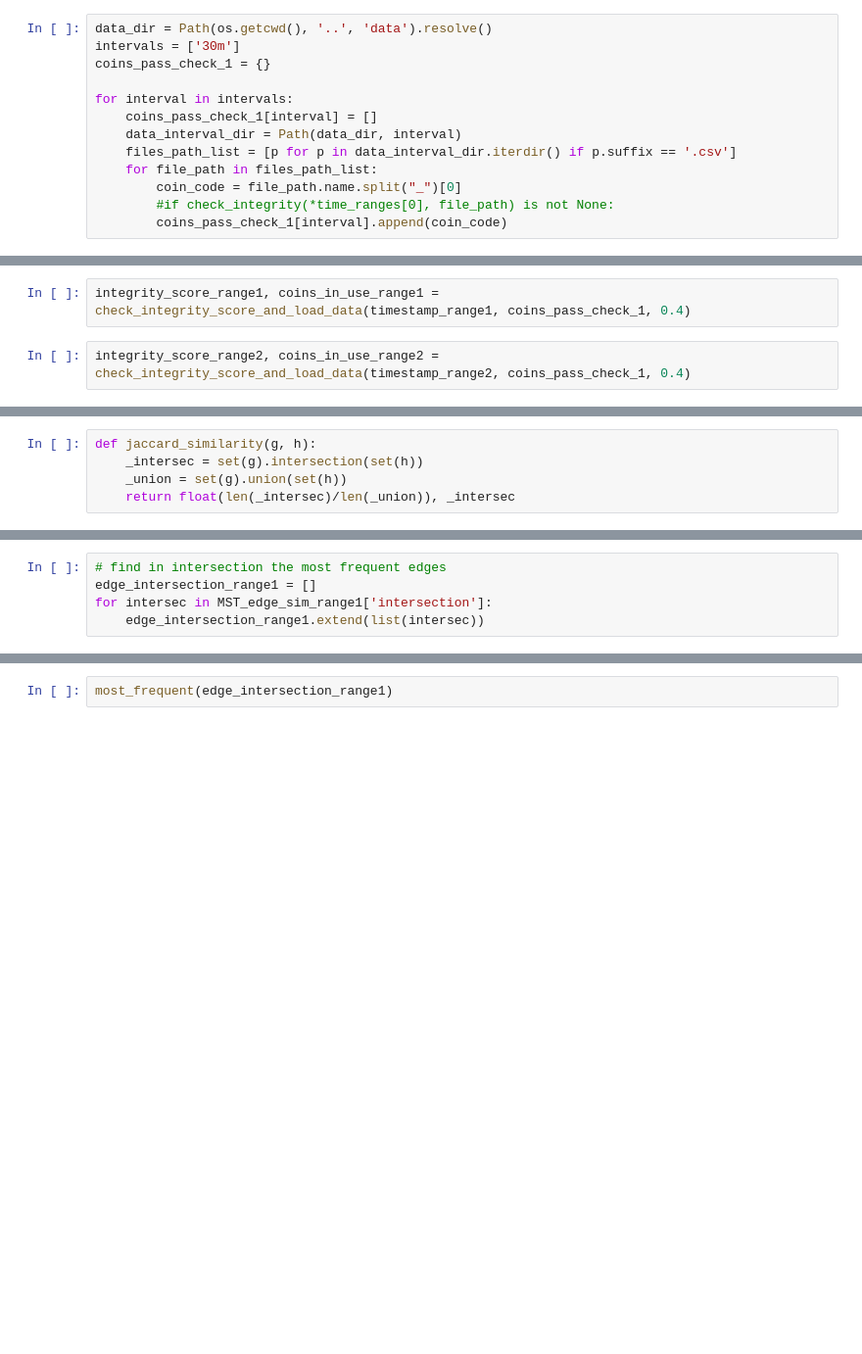
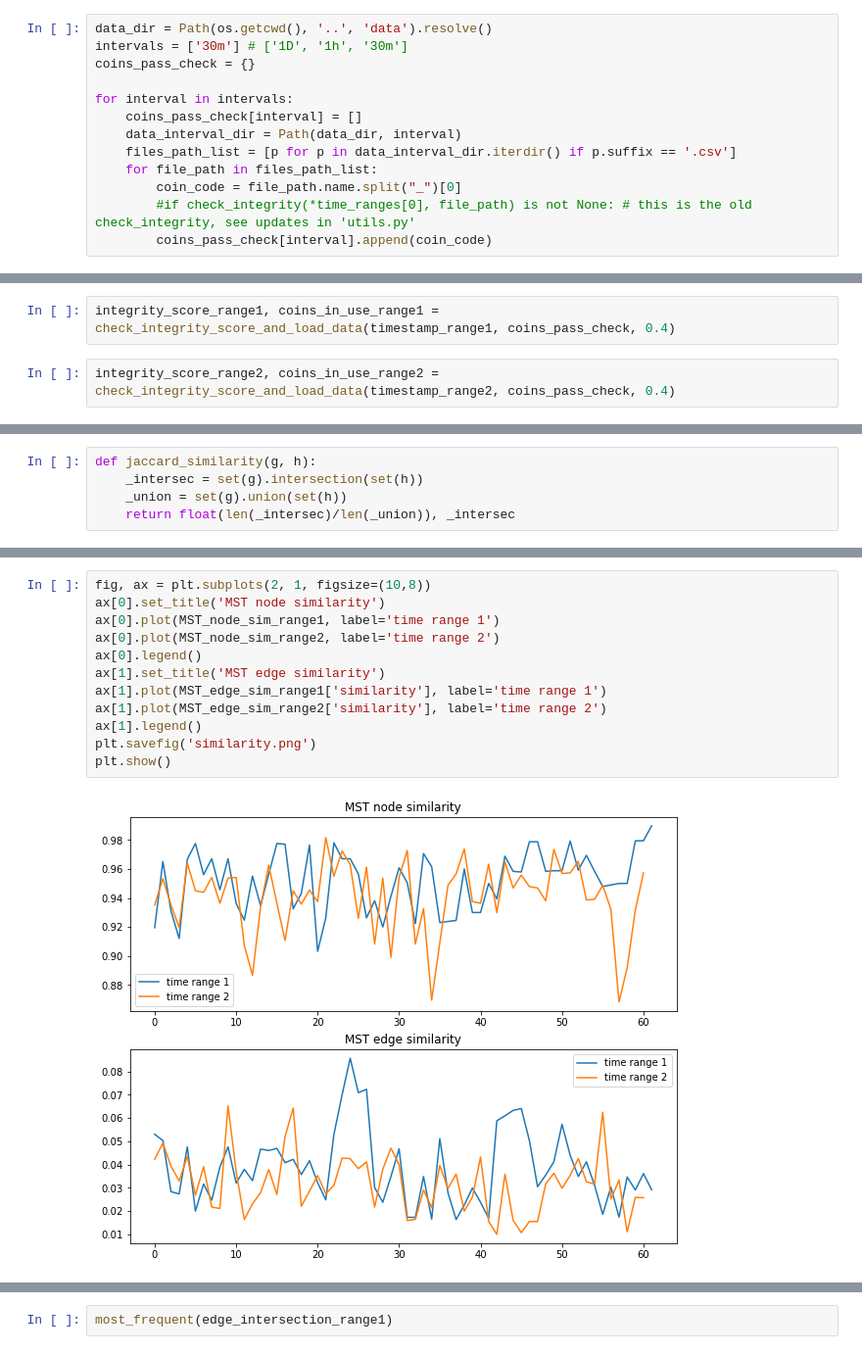
Before and after one commit to codingFerryman/crypto_market_hierarchy_structure, a Jupyter notebook: src/30m_MST_per_day.ipynb, the cells around one changed output, grey strips where cells are left out. Shown at 98% size. Drawn from its saved outputs; the diff is of its cells as text; blank space fills up the shorter version.

Commit message:
update MST series plot

```diff
--- a/src/30m_MST_per_day.ipynb
+++ b/src/30m_MST_per_day.ipynb
@@ -31,17 +41,17 @@ time_range2 = [(datelist2[i], datelist2[i+1]) for i in range(len(datelist2)-1)]
 timestamp_range2 = [tuple(map(datestring_to_timestamp, tup)) for tup in time_range2]
 # %%
 data_dir = Path(os.getcwd(), '..', 'data').resolve()
-intervals = ['30m']
-coins_pass_check_1 = {}
+intervals = ['30m'] # ['1D', '1h', '30m']
+coins_pass_check = {}
 
 for interval in intervals:
-    coins_pass_check_1[interval] = []
+    coins_pass_check[interval] = []
     data_interval_dir = Path(data_dir, interval)
     files_path_list = [p for p in data_interval_dir.iterdir() if p.suffix == '.csv']
     for file_path in files_path_list:
         coin_code = file_path.name.split("_")[0]
-        #if check_integrity(*time_ranges[0], file_path) is not None:
-        coins_pass_check_1[interval].append(coin_code)
+        #if check_integrity(*time_ranges[0], file_path) is not None: # this is the old check_integrity, see updates in 'utils.py'
+        coins_pass_check[interval].append(coin_code)
 # %%
 def check_integrity_score_and_load_data(time_range, coins_pass_pre_check, score_threshold, check_intervals=['30m']):
     _coins_integrity = {}
@@ -71,6 +81,6 @@ def check_integrity_score_and_load_data(time_range, coins_pass_pre_check, score_
             _coins_in_use[_interval][i]['coin_list'] = _temp_coins_in_use_list
     return _coins_integrity, _coins_in_use
 # %%
-integrity_score_range1, coins_in_use_range1 = check_integrity_score_and_load_data(timestamp_range1, coins_pass_check_1, 0.4)
+integrity_score_range1, coins_in_use_range1 = check_integrity_score_and_load_data(timestamp_range1, coins_pass_check, 0.4)
 # %%
-integrity_score_range2, coins_in_use_range2 = check_integrity_score_and_load_data(timestamp_range2, coins_pass_check_1, 0.4)
+integrity_score_range2, coins_in_use_range2 = check_integrity_score_and_load_data(timestamp_range2, coins_pass_check, 0.4)
@@ -310,6 +323,15 @@ for i in range(len(time_range1)-1):
-# %%
-# find in intersection the most frequent edges
-edge_intersection_range1 = []
-for intersec in MST_edge_sim_range1['intersection']:
-    edge_intersection_range1.extend(list(intersec))
+# %%
+fig, ax = plt.subplots(2, 1, figsize=(10,8))
+ax[0].set_title('MST node similarity')
+ax[0].plot(MST_node_sim_range1, label='time range 1')
+ax[0].plot(MST_node_sim_range2, label='time range 2')
+ax[0].legend()
+ax[1].set_title('MST edge similarity')
+ax[1].plot(MST_edge_sim_range1['similarity'], label='time range 1')
+ax[1].plot(MST_edge_sim_range2['similarity'], label='time range 2')
+ax[1].legend()
+plt.savefig('similarity.png')
+plt.show()
+# %% [output]
+[figure, added]
 # %%
```
Also changed, not shown: parts of 48 cells of this notebook.
